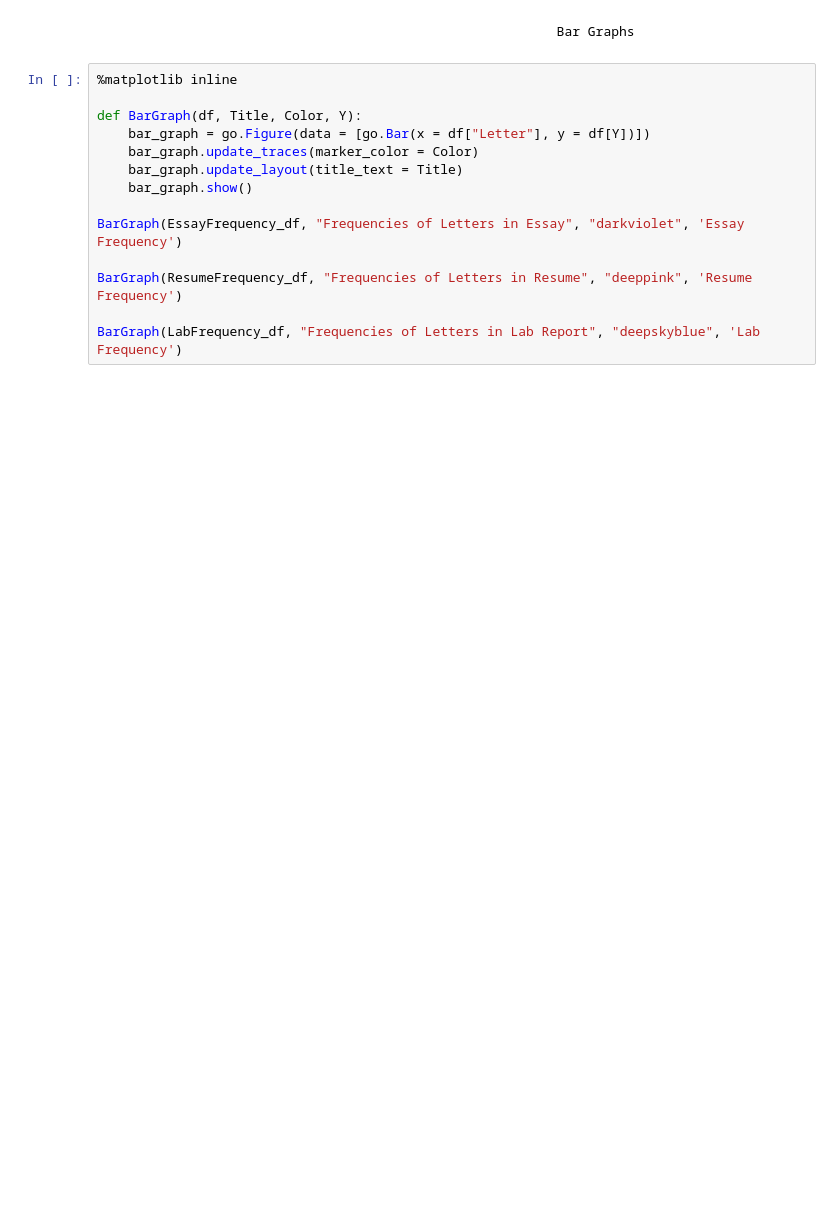
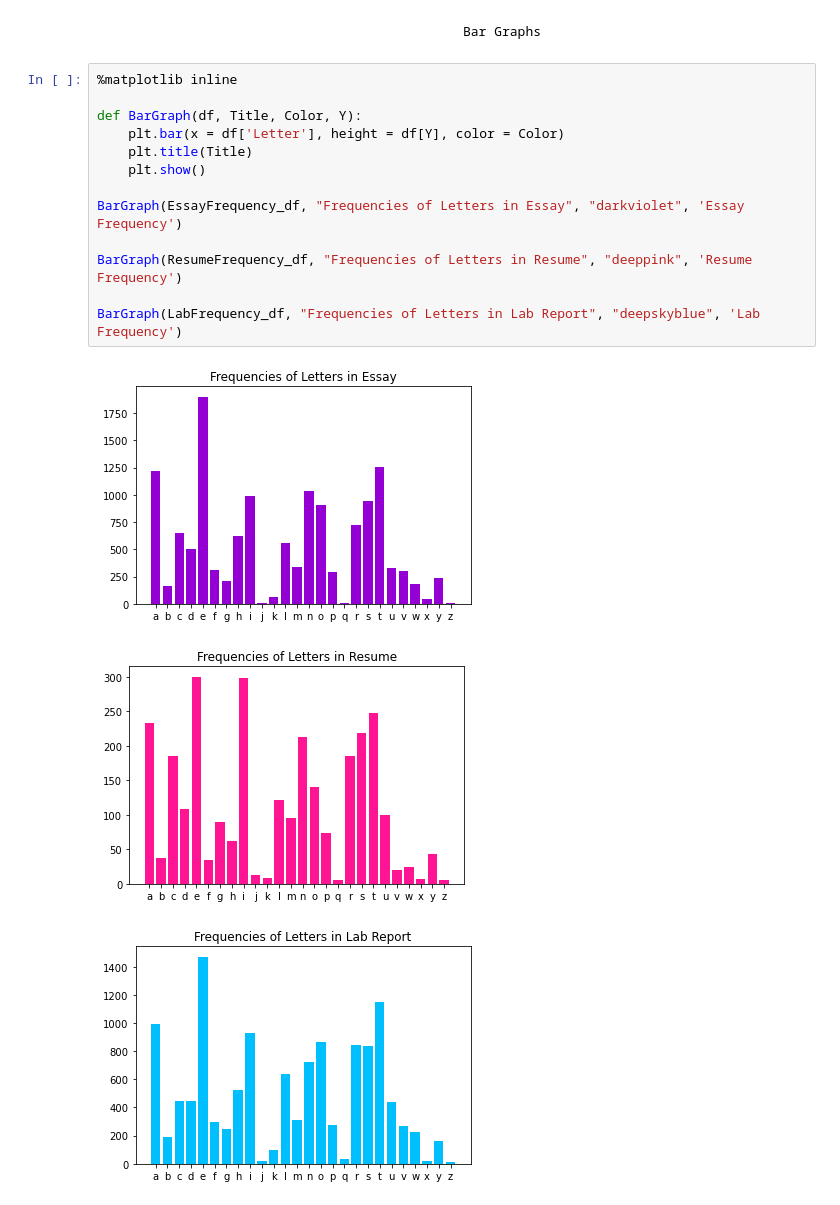
Before and after one commit to mikayla-eckelcifrese/JupyterLabRepository, a Jupyter notebook: DAT301 Project 2.ipynb, the cells around one changed output. Cells and saved outputs as stored; diff of their text form; blank space fills up the shorter version.

```diff
--- a/DAT301 Project 2.ipynb
+++ b/DAT301 Project 2.ipynb
@@ -223,14 +294,17 @@ px.box(Proportions_by_document, y = 'Count', color = 'Letter').show()
 # %%
 %matplotlib inline
 
 def BarGraph(df, Title, Color, Y):
-    bar_graph = go.Figure(data = [go.Bar(x = df["Letter"], y = df[Y])])
-    bar_graph.update_traces(marker_color = Color)
-    bar_graph.update_layout(title_text = Title)
-    bar_graph.show()
+    plt.bar(x = df['Letter'], height = df[Y], color = Color)
+    plt.title(Title)
+    plt.show()
 
 BarGraph(EssayFrequency_df, "Frequencies of Letters in Essay", "darkviolet", 'Essay Frequency')
 
 BarGraph(ResumeFrequency_df, "Frequencies of Letters in Resume", "deeppink", 'Resume Frequency')
 
 BarGraph(LabFrequency_df, "Frequencies of Letters in Lab Report", "deepskyblue", 'Lab Frequency')
+# %% [output]
+[figure, added]
+[figure, added]
+[figure, added]
```
Also changed, not shown: parts of 31 cells of this notebook.
